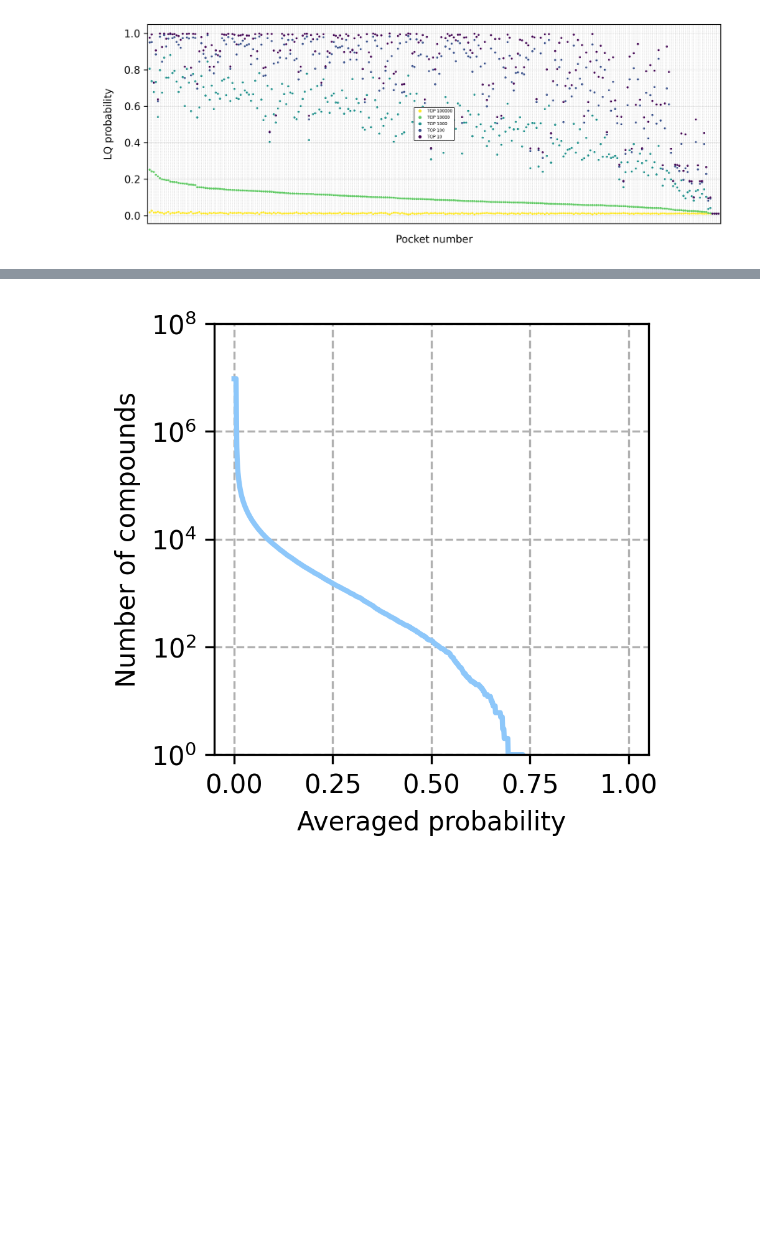
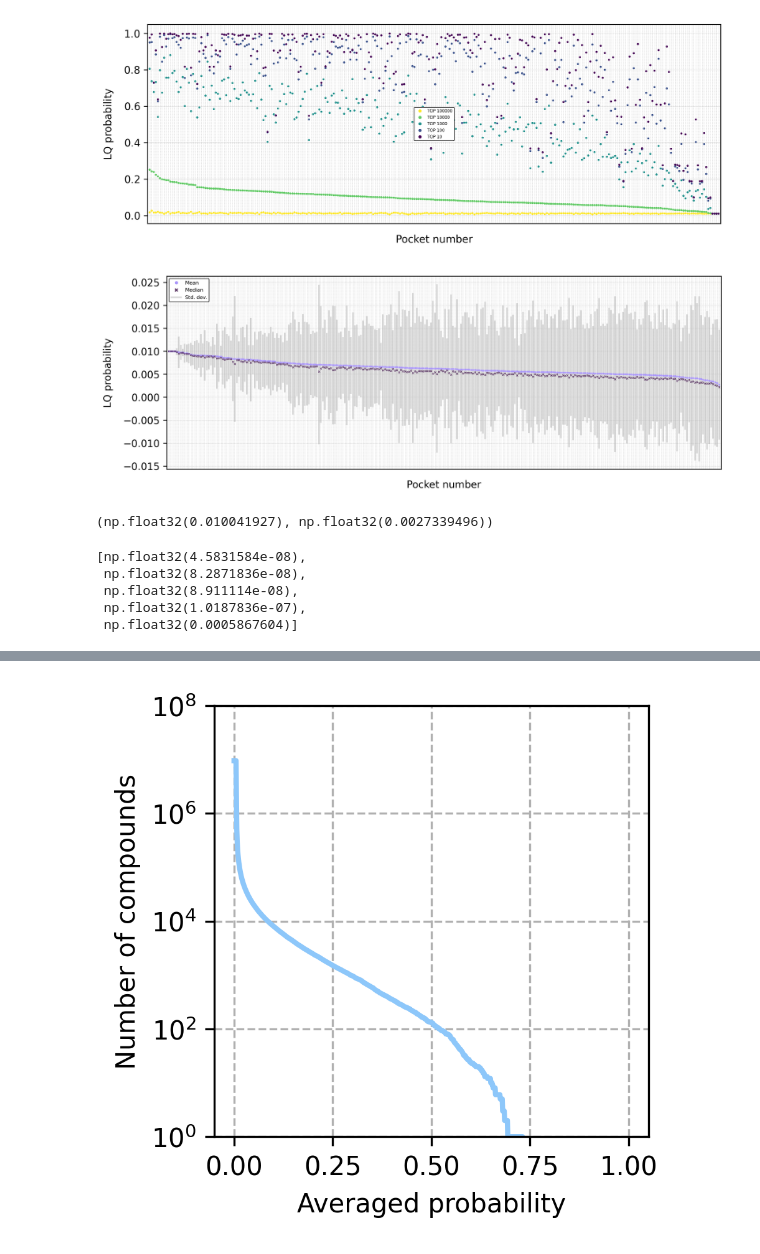
Before and after one commit to ersilia-os/mtb-targeted-protein-degradation, a Jupyter notebook: notebooks/32_enamine_REAL_inferences_I.ipynb, the cells around one changed output, grey strips where cells are left out. Saved outputs shown, nothing was run; the diff lists cells and outputs as text; code cells hidden in the pictures; blank space fills up the shorter version.

```diff
--- a/notebooks/32_enamine_REAL_inferences_I.ipynb
+++ b/notebooks/32_enamine_REAL_inferences_I.ipynb
@@ -146,3 +157,48 @@ plt.show()
+# %%
+x, mean, median, std = [], [], [], []
+for c, pocket in enumerate(pockets):
+    x.append(c)
+    mean.append(pocket_to_prob_mean[pocket])
+    median.append(pocket_to_prob_median[pocket])
+    std.append(pocket_to_prob_std[pocket])
+
+ind = np.argsort(mean)[::-1]
+mean, median, std = np.array(mean)[ind], np.array(median)[ind], np.array(std)[ind]
+
+legend_elements = [
+    Line2D([0], [0], marker='o', color='none', label="Mean", markerfacecolor="#AA96FA", markeredgecolor="w", markeredgewidth=0.7, markersize=4, linestyle="None"),
+    Line2D([0], [0], marker='x', color='#50285A', label="Median", markersize=3, linestyle="None"),
+    Line2D([0], [0], color='lightgray', label="Std. dev.", linewidth=1.5, linestyle='-')
+]
+
+fig, ax = plt.subplots(figsize=(10, 3.5))
+plt.scatter(x, mean, zorder=2, s=1, c="#AA96FA")
+plt.scatter(x, median, zorder=2, s=3, marker='x', lw=0.5, c='#50285A')
+for c, (i, j) in enumerate(zip(mean, std)):
+    plt.plot([c, c], [i+j, i-j], zorder=-2, c='lightgray', lw=1.5)
+plt.xticks([i for i in range(len(pockets))], ["" for i in range(len(pockets))])
+plt.tick_params(axis='x', length=0)
+plt.grid(linestyle='--', zorder=-6, lw=0.2)
+plt.xlabel("Pocket number", labelpad=7)
+plt.ylabel("LQ probability", labelpad=10)
+plt.xlim([-1, 276])
+l = plt.legend(handles=legend_elements, prop={'size': 5}, edgecolor='k', framealpha=1, loc='best')
+l.get_frame().set_linewidth(0.5)
+plt.show()
+# %% [output]
+[figure, added]
+# %%
+max(mean), min(mean)
+# %% [output]
+(np.float32(0.010041927), np.float32(0.0027339496))
+# %%
+sorted(std)[:5]
+# %% [output]
+[np.float32(4.5831584e-08),
+ np.float32(8.2871836e-08),
+ np.float32(8.911114e-08),
+ np.float32(1.0187836e-07),
+ np.float32(0.0005867604)]
 # %%
 ### HIT OVERLAP ###
 # %%
```
Also changed, not shown: parts of 6 cells of this notebook, 4 other files.
